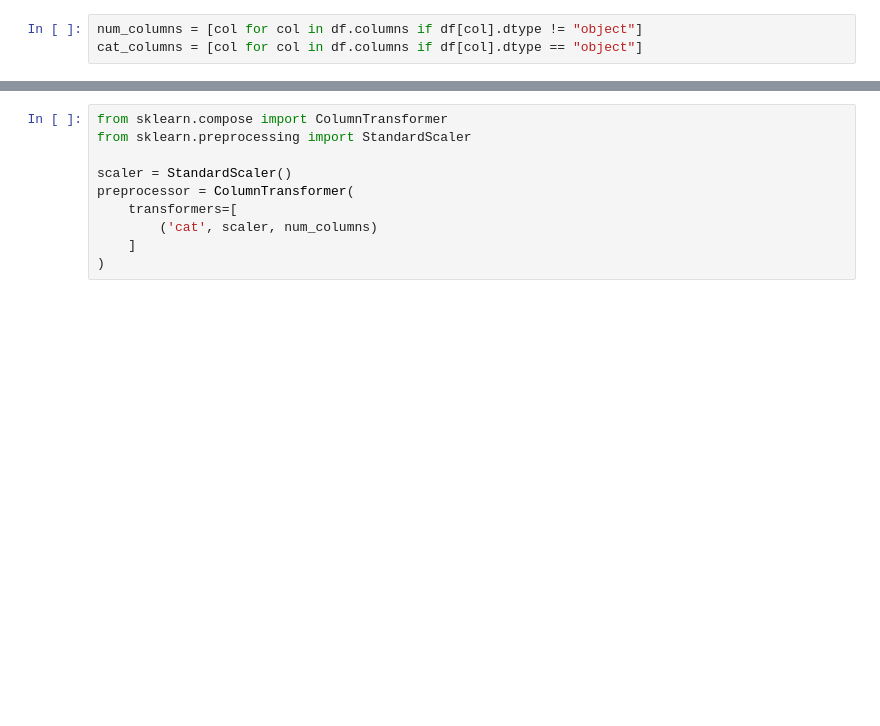
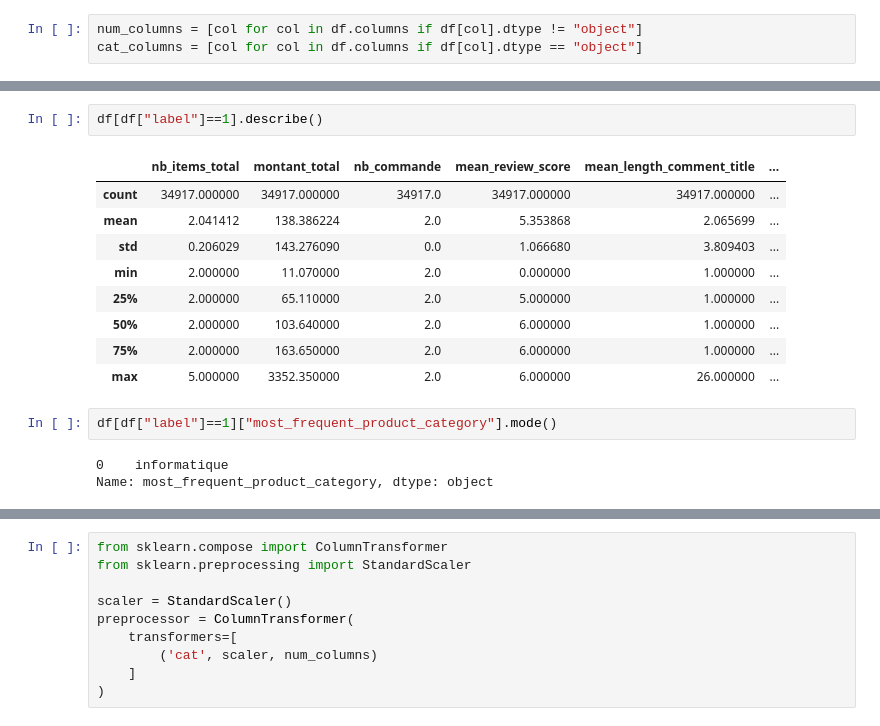
Before and after one commit to StevenDelval/segmentation_client, a Jupyter notebook: model.ipynb, the cells around one changed output, grey strips where cells are left out. Drawn from its saved outputs; the diff is of its cells as text; blank space fills up the shorter version.

```diff
--- a/model.ipynb
+++ b/model.ipynb
@@ -129,0 +146,17 @@ for center in kmeans.cluster_centers_:
+# %%
+df[df["label"]==1].describe()
+# %% [output]
+|  | nb_items_total | montant_total | nb_commande | mean_review_score | mean_length_comment_title | ... |
+| count | 34917.000000 | 34917.000000 | 34917.0 | 34917.000000 | 34917.000000 | ... |
+| mean | 2.041412 | 138.386224 | 2.0 | 5.353868 | 2.065699 | ... |
+| std | 0.206029 | 143.276090 | 0.0 | 1.066680 | 3.809403 | ... |
+| min | 2.000000 | 11.070000 | 2.0 | 0.000000 | 1.000000 | ... |
+| 25% | 2.000000 | 65.110000 | 2.0 | 5.000000 | 1.000000 | ... |
+| 50% | 2.000000 | 103.640000 | 2.0 | 6.000000 | 1.000000 | ... |
+| 75% | 2.000000 | 163.650000 | 2.0 | 6.000000 | 1.000000 | ... |
+| max | 5.000000 | 3352.350000 | 2.0 | 6.000000 | 26.000000 | ... |
+# %%
+df[df["label"]==1]["most_frequent_product_category"].mode()
+# %% [output]
+0    informatique
+Name: most_frequent_product_category, dtype: object
```
Also changed, not shown: parts of 21 cells of this notebook, 2 other files.
